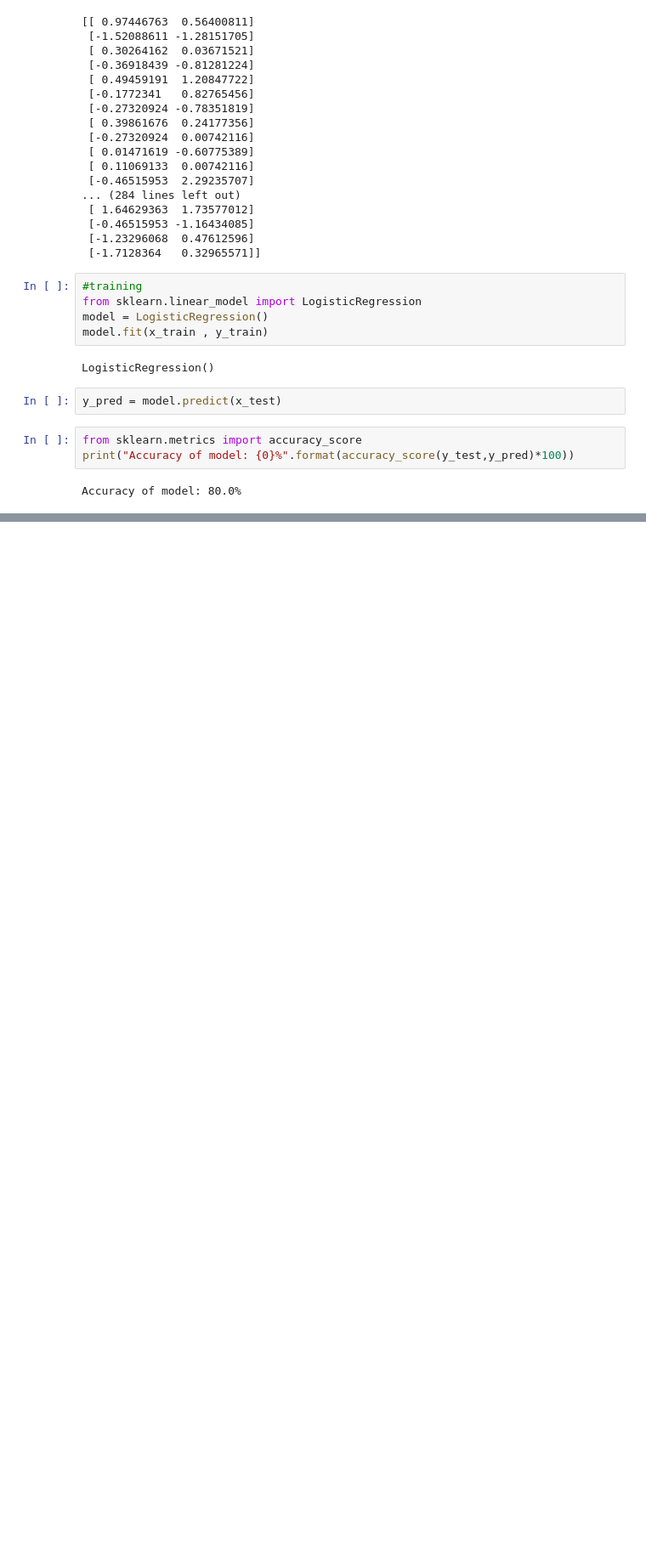
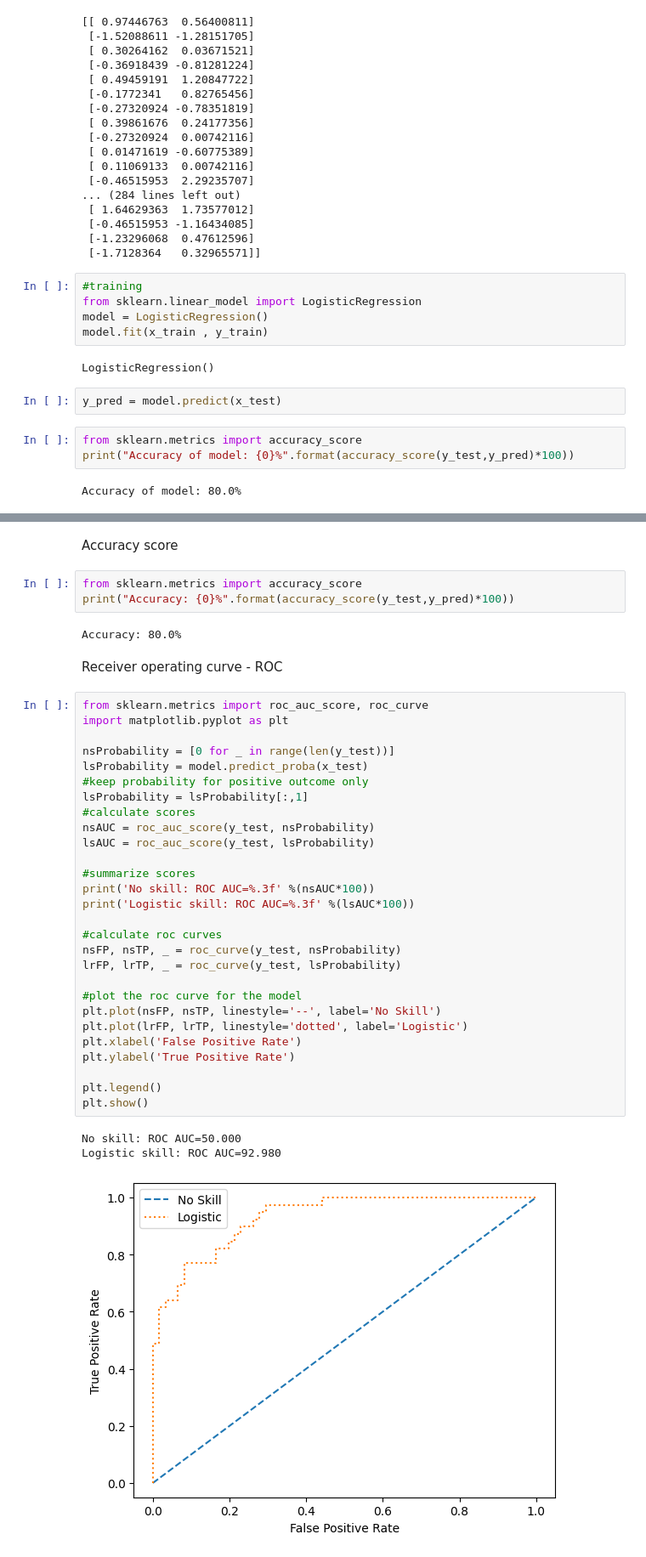
Before and after one commit to Anushkaghei/Machine-Learning, a Jupyter notebook: Sale_prediction.ipynb, the cells around one changed output, grey strips where cells are left out. Shown: that part at 85% size. Drawn from its saved outputs; the diff is of its cells as text; blank space fills up the shorter version.

```diff
--- a/Sale_prediction.ipynb
+++ b/Sale_prediction.ipynb
@@ -138,0 +151,41 @@ Customer will buy
+# %% [markdown]
+Accuracy score
+# %%
+from sklearn.metrics import accuracy_score
+print("Accuracy: {0}%".format(accuracy_score(y_test,y_pred)*100))
+# %% [output]
+Accuracy: 80.0%
+# %% [markdown]
+Receiver operating curve - ROC
+# %%
+from sklearn.metrics import roc_auc_score, roc_curve
+import matplotlib.pyplot as plt
+
+nsProbability = [0 for _ in range(len(y_test))]
+lsProbability = model.predict_proba(x_test)
+#keep probability for positive outcome only
+lsProbability = lsProbability[:,1]
+#calculate scores
+nsAUC = roc_auc_score(y_test, nsProbability)
+lsAUC = roc_auc_score(y_test, lsProbability)
+
+#summarize scores
+print('No skill: ROC AUC=%.3f' %(nsAUC*100))
+print('Logistic skill: ROC AUC=%.3f' %(lsAUC*100))
+
+#calculate roc curves
+nsFP, nsTP, _ = roc_curve(y_test, nsProbability)
+lrFP, lrTP, _ = roc_curve(y_test, lsProbability)
+
+#plot the roc curve for the model
+plt.plot(nsFP, nsTP, linestyle='--', label='No Skill')
+plt.plot(lrFP, lrTP, linestyle='dotted', label='Logistic')
+plt.xlabel('False Positive Rate')
+plt.ylabel('True Positive Rate')
+
+plt.legend()
+plt.show()
+# %% [output]
+No skill: ROC AUC=50.000
+Logistic skill: ROC AUC=92.980
+[figure, added]
```
Also changed, not shown: parts of 10 cells of this notebook.
